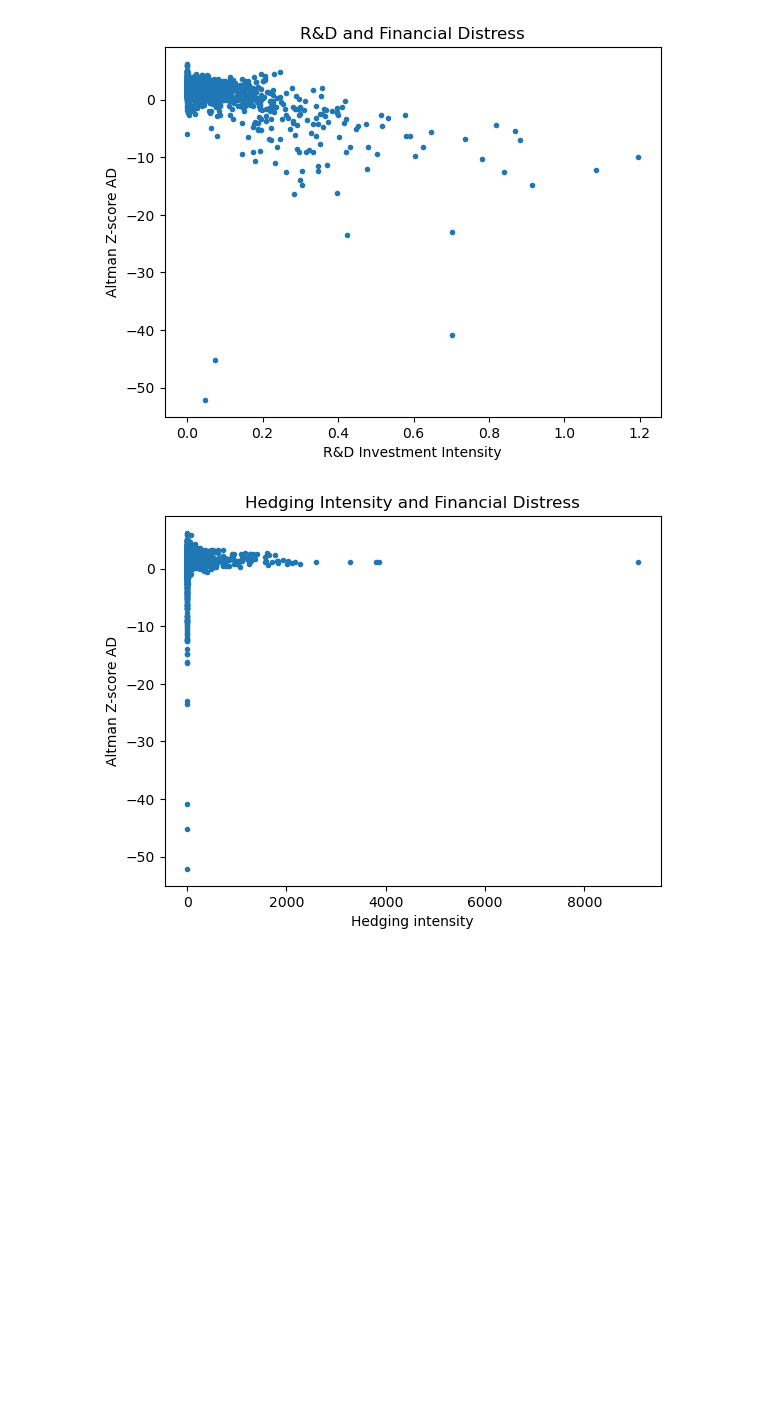
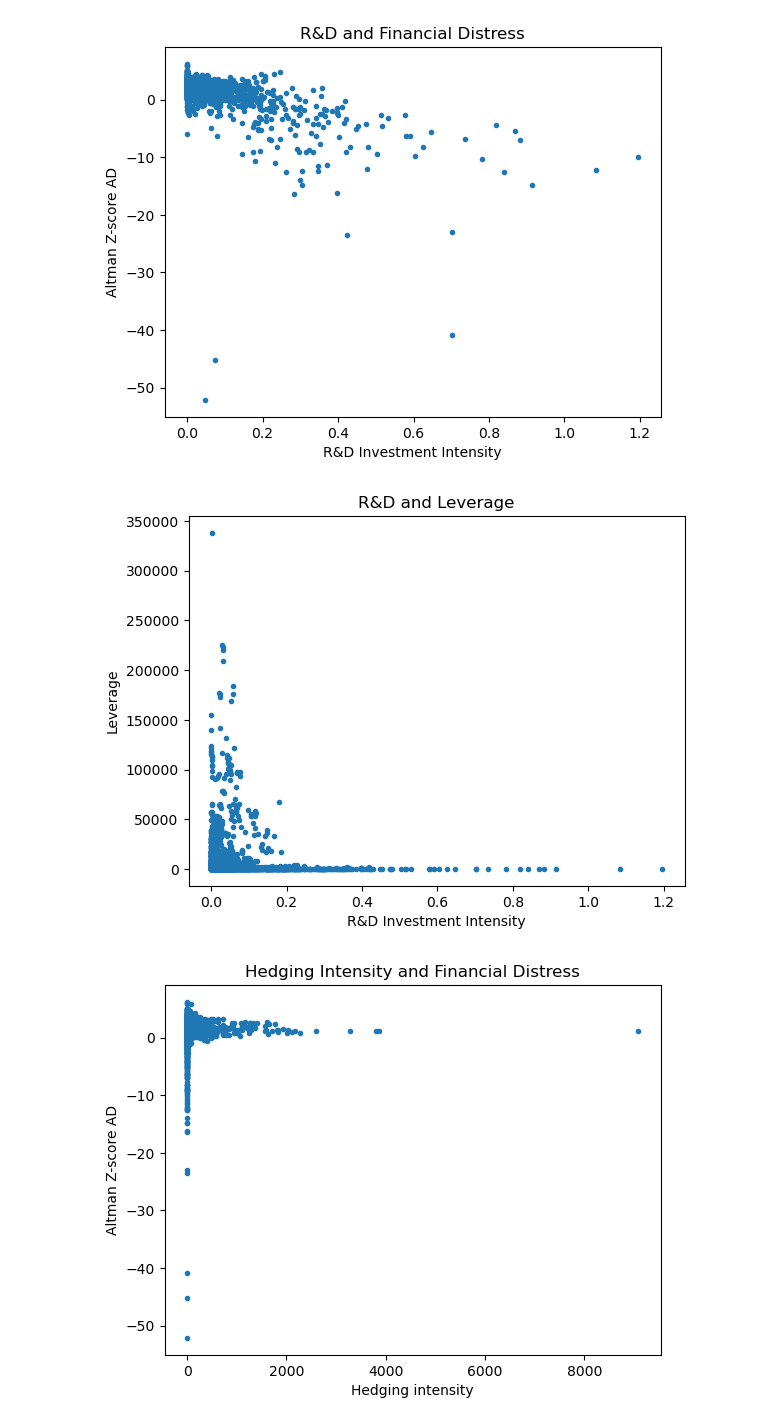
Before and after one commit to Betty099/thesis_data, a Jupyter notebook: thesis.ipynb, the cells around one changed output. Drawn from its saved outputs; the diff is of its cells as text; code cells hidden in the pictures; blank space fills up the shorter version.

```diff
--- a/thesis.ipynb
+++ b/thesis.ipynb
@@ -184,7 +184,7 @@ df.head(10), df.shape
  (10801, 45))
 # %%
 df.replace([np.inf, -np.inf], np.nan, inplace=True)
-df.dropna(subset=['xrd','at', 'wcap','re','ebit','sale','ebitda','mkvalt','lt','hedging intensity','fyear'], inplace=True)
+df.dropna(subset=['xrd','at', 'wcap','re','ebit','sale','ebitda','mkvalt','lt','hedging intensity','fyear','leve','mb','time','size','ast'], inplace=True)
 # %%
 # descriptive statistics -> ask if to get rid of outliers? bedause they are affecting means
 from IPython.display import Image
@@ -333,6 +333,15 @@ plt.show()
 #jestli jde udel
 # %% [output]
 [figure]
+# %%
+plt.scatter(df['rd intensity'], df['leve'], marker='.')
+plt.title('R&D and Leverage')
+plt.xlabel('R&D Investment Intensity')
+plt.ylabel('Leverage')
+plt.show()
+#jestli jde udel
+# %% [output]
+[figure, added]
 # %%
 hedging_intensity = df['hedging intensity']
 plt.scatter(df['hedging intensity'],df['Altman Z-score AD'],marker='.')
```
Also changed, not shown: parts of 5 cells of this notebook, 3 other files.
